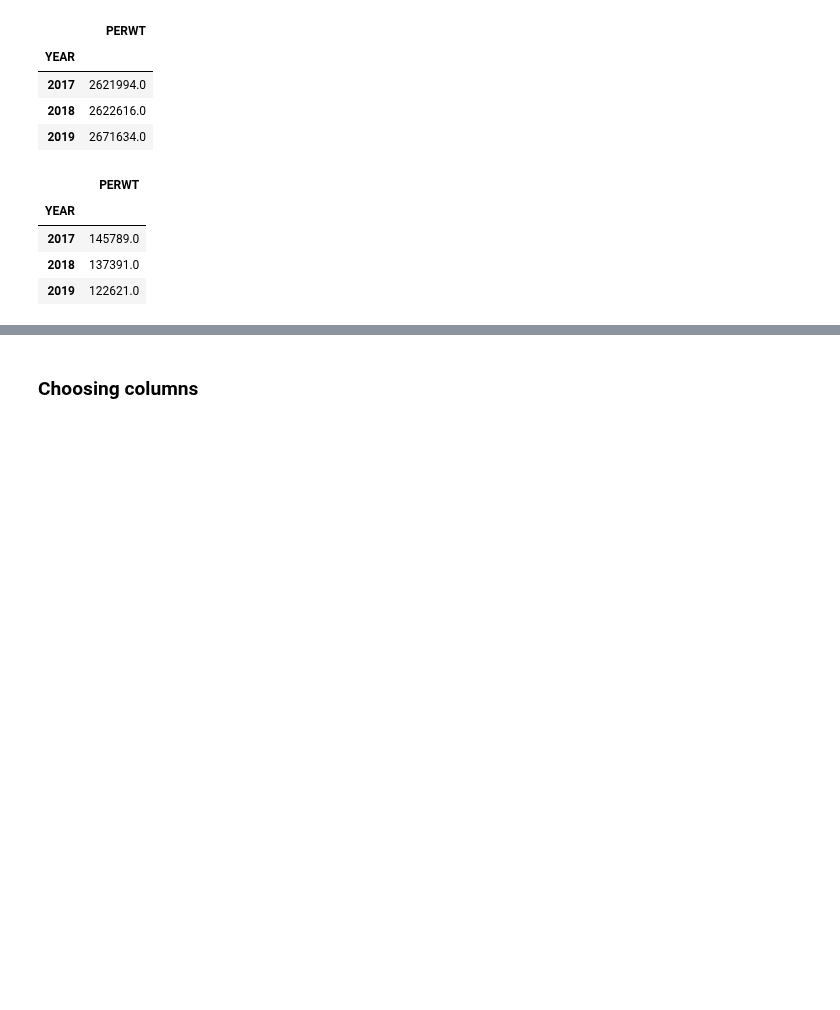
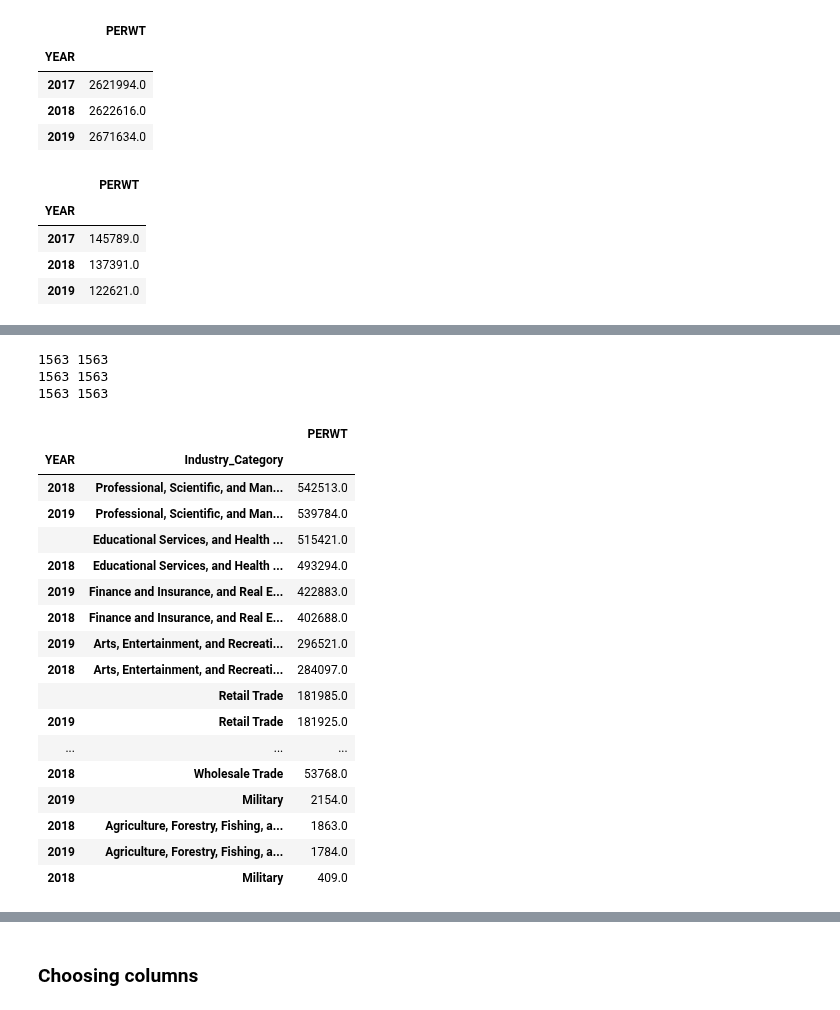
Before and after one commit to BNewborn/mobility-electrification, a Jupyter notebook: 01_DataExploration_and_Engineering/06_IPUMS_DataCleaning_Disaggregated.ipynb, the cells around one changed output, grey strips where cells are left out. Cells and saved outputs as stored; diff of their text form; code cells hidden in the pictures; blank space fills up the shorter version.

```diff
--- a/01_DataExploration_and_Engineering/06_IPUMS_DataCleaning_Disaggregated.ipynb
+++ b/01_DataExploration_and_Engineering/06_IPUMS_DataCleaning_Disaggregated.ipynb
@@ -20,6 +20,10 @@ Data pulled from [IPUMS](https://usa.ipums.org/usa/index.shtml). Data pull is fi
 puma_df = pd.read_csv("ipums_data/pumanames_us_2019_clean.csv",index_col=0)
 ### Tranwork allows 1-many matches to the HBD TranWork column
 tranwork_df = pd.read_csv("ipums_data/ipums_tranwork_reference_updated.csv",index_col=0)
+### Occupation Match Table
+occupation_df = pd.read_csv("ipums_data/ipums_occupation_reference1819.csv",index_col=0)
+### Industry Match Table
+industry_df = pd.read_csv("ipums_data/ipums_industry_reference1819.csv",index_col=0)
 # %%
 ### Read in IPUMS data, join to puma + tranwork reference tables
 ### First, read in IPUMS data for all NE residents that work in NYS
@@ -109,3 +125,39 @@ ipums_df.groupby(by=["YEAR",'commute_dir']).agg({"PERWT":'sum'})
+# %%
+### Check new industry/occupation data join
+print(len(ipums_df[ipums_df['OCC'].isna()]), len(ipums_df[ipums_df['Occupation_Description'].isna()]))
+      #will fill with "missing_occupation"
+
+print(len(ipums_df[ipums_df['IND'].isna()]), len(ipums_df[ipums_df['Industry_Description'].isna()]))
+print(len(ipums_df[ipums_df['IND'].isna()]), len(ipums_df[ipums_df['Industry_Category'].isna()]))
+
+ipums_df['Occupation_Description'].fillna("missing_occupation",inplace=True)
+ipums_df['Industry_Description'].fillna("missing_industry_description",inplace=True)
+ipums_df['Industry_Category'].fillna("missing_industry_category",inplace=True)
+
+ipums_df.groupby(by=['YEAR','Occupation_Description']).agg({"PERWT":"sum"}).sort_values(by='PERWT',ascending=False)
+ipums_df.groupby(by=['YEAR','Industry_Category']).agg({"PERWT":"sum"}).sort_values(by='PERWT',ascending=False)
+# %% [output]
+1563 1563
+1563 1563
+1563 1563
+|  |  | PERWT |
+| YEAR | Industry_Category |  |
+| 2018 | Professional, Scientific, and Man... | 542513.0 |
+| 2019 | Professional, Scientific, and Man... | 539784.0 |
+|  | Educational Services, and Health ... | 515421.0 |
+| 2018 | Educational Services, and Health ... | 493294.0 |
+| 2019 | Finance and Insurance, and Real E... | 422883.0 |
+| 2018 | Finance and Insurance, and Real E... | 402688.0 |
+| 2019 | Arts, Entertainment, and Recreati... | 296521.0 |
+| 2018 | Arts, Entertainment, and Recreati... | 284097.0 |
+|  | Retail Trade | 181985.0 |
+| 2019 | Retail Trade | 181925.0 |
+| ... | ... | ... |
+| 2018 | Wholesale Trade | 53768.0 |
+| 2019 | Military | 2154.0 |
+| 2018 | Agriculture, Forestry, Fishing, a... | 1863.0 |
+| 2019 | Agriculture, Forestry, Fishing, a... | 1784.0 |
+| 2018 | Military | 409.0 |
 # %%
 ### Clean up some columns and convert to legible values
 
```
Also changed, not shown: parts of 11 cells of this notebook, 3 other files.
